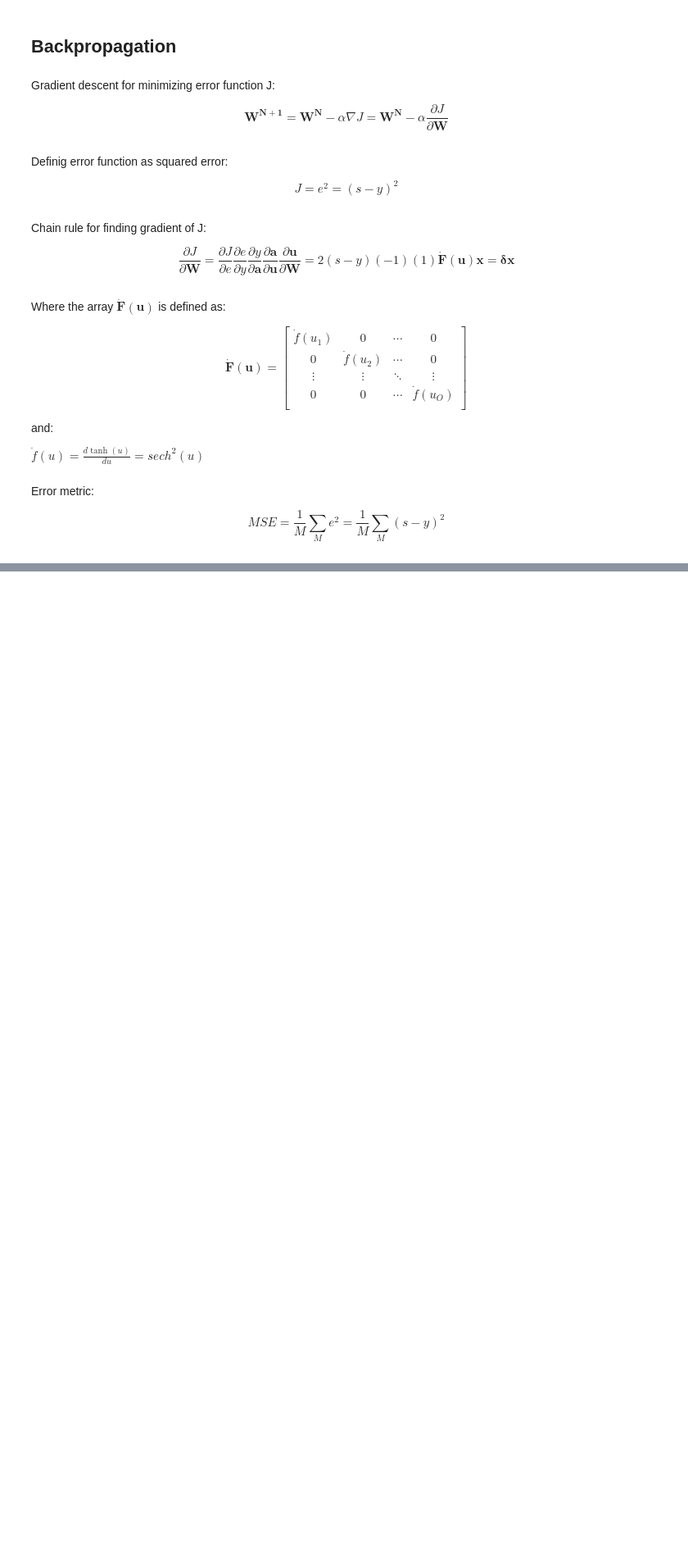
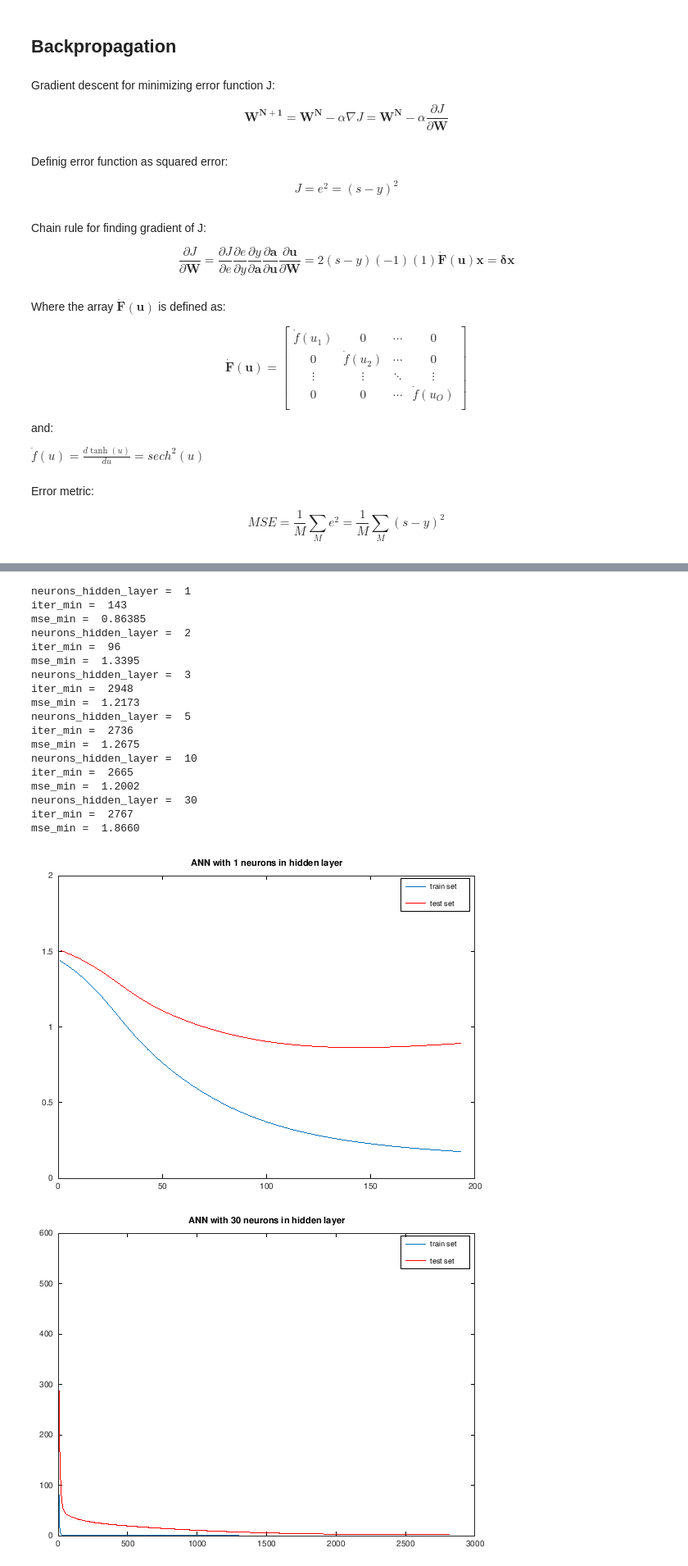
Before and after one commit to RafaelGoncalves8/mlp, a Jupyter notebook: notebook/mlp.ipynb, the cells around one changed output, grey strips where cells are left out. Shown: that part at 82% size. Cells and saved outputs as stored; diff of their text form; code cells hidden in the pictures; blank space fills up the shorter version.

```diff
--- a/notebook/mlp.ipynb
+++ b/notebook/mlp.ipynb
@@ -87,10 +102,10 @@ colorbar; % enable colorbar
 X = data_norm(:,1:11); % inputs
 y = data_norm(:, 12);  % labels
 # %%
-X_train = X(1:1119, :); % 70% for trainig
+X_train = X(1:1119, :); % 70% for training
 y_train = y(1:1119);
 
-X_test = X(1120:1599, :);  % 30% for test
+X_test = X(1120:1599, :);  % 30% for testing
 y_test = y(1120:1599);
 # %% [markdown]
 # ANN Architecture
@@ -104,5 +119,5 @@ y_test = y(1120:1599);
 M =  1119
 N =  11
 # %%
-O = 5 % number of neurons in the hidden layer
+O = 8 % number of neurons in the hidden layer
 # %% [output]
@@ -112,6 +127,7 @@ O =  5
 W = rand([O N]).*0.01; % W: OxN
 # %%
 % adding column for bias
-X_train_bias = [ones(size(X_train,1),1), X_train]'; % X_tr_b: MxN+1
-W_bias = [ones(size(W,1),1), W];
+X_train_bias = [ones(size(X_train,1),1), X_train]'; % X_train_bias: MxN+1
+X_test_bias = [ones(size(X_test,1),1), X_test]';
+W_bias = [ones(size(W,1),1), W]; % W_bias: N+1xO
 # %% [markdown]
@@ -343,0 +274,6 @@ y_test =
+# %%
+# hyperparameters
+epsilon = 0.1;
+alpha = 0.006;
+gamma = 50;
+max_iter = 20000;
@@ -343,0 +334,48 @@ y_test =
+# %%
+i = 1;
+W_out = [];
+
+% comparison of number of neurons in hidden layer
+for O = [1, 2, 3, 5, 10, 30],
+
+    neurons_hidden_layer = O
+
+    W = rand([O N]).*0.01;
+    W_to_store = zeros(size(W));
+    W_bias = [ones(size(W,1),1), W];
+
+    [W_to_store, mse_train_vec, mse_test_vec] = batch_backpropagation(X_test_bias, X_train_bias, y_test, y_train, W_bias, alpha, epsilon, gamma, 0, max_iter);
+    W_out = [W_out; W_to_store];
+
+    % learning curve
+    figure(i)
+    plot(mse_train_vec)
+    hold on
+    plot(mse_test_vec, 'r')
+    title(['ANN with ' num2str(O) ' neurons in hidden layer'])
+    legend('train set', 'test set')
+
+    i = i+1;
+
+end
+# %% [output]
+neurons_hidden_layer =  1
+iter_min =  143
+mse_min =  0.86385
+neurons_hidden_layer =  2
+iter_min =  96
+mse_min =  1.3395
+neurons_hidden_layer =  3
+iter_min =  2948
+mse_min =  1.2173
+neurons_hidden_layer =  5
+iter_min =  2736
+mse_min =  1.2675
+neurons_hidden_layer =  10
+iter_min =  2665
+mse_min =  1.2002
+neurons_hidden_layer =  30
+iter_min =  2767
+mse_min =  1.8660
+[figure, added]
+[figure, added]
```
Also changed, not shown: parts of 25 cells of this notebook, 12 other files.
